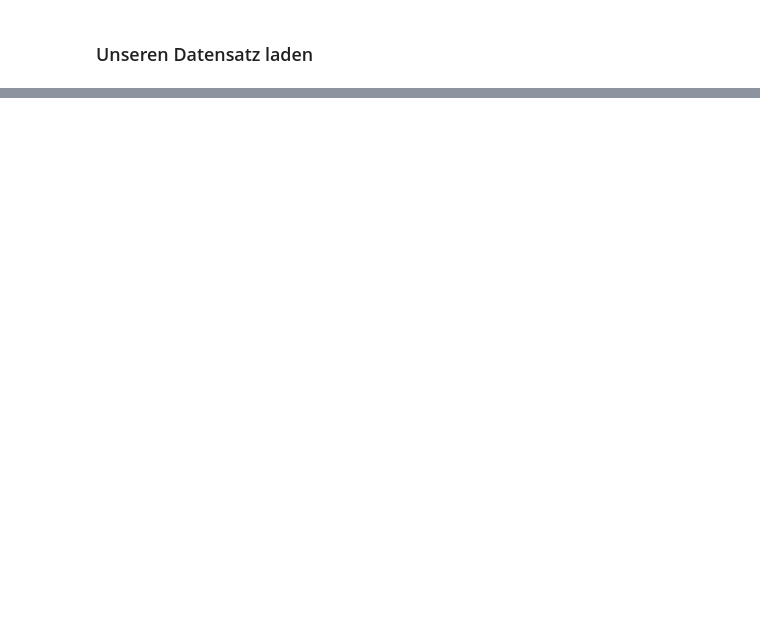
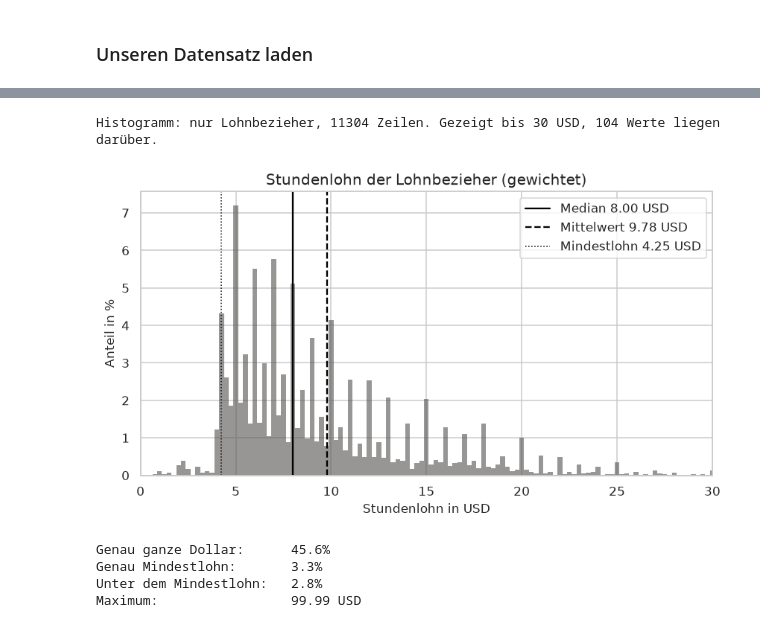
Before and after one commit to Manuel-Schmid/census-income-analysis, a Jupyter notebook: src/statistics_project/dataset_analysis_notebooks/NB02.ipynb, the cells around one changed output, grey strips where cells are left out. Drawn from its saved outputs; the diff is of its cells as text; code cells hidden in the pictures; blank space fills up the shorter version.

```diff
--- a/src/statistics_project/dataset_analysis_notebooks/NB02.ipynb
+++ b/src/statistics_project/dataset_analysis_notebooks/NB02.ipynb
@@ -159,0 +494,33 @@ print(fehlend[fehlend > 0].sort_values(ascending=False))
+# %%
+lohn = daten[daten["WAGE_PER_HOUR"] > 0]
+mittelwert = np.average(lohn["WAGE_PER_HOUR"], weights=lohn["WEIGHT"])
+median = gewichtetes_quantil(lohn["WAGE_PER_HOUR"], lohn["WEIGHT"], 0.5)
+MINDESTLOHN = 4.25  # US-Mindestlohn 1994/95 in USD pro Stunde
+print(f"Histogramm: nur Lohnbezieher, {len(lohn)} Zeilen. Gezeigt bis 30 USD, "
+      f"{(lohn['WAGE_PER_HOUR'] > 30).sum()} Werte liegen darüber.")
+
+fig, ax = plt.subplots(figsize=(9, 4.5))
+sns.histplot(data=lohn, x="WAGE_PER_HOUR", weights="WEIGHT", stat="percent",
+             binwidth=0.25, binrange=(-0.125, 30.125), color="#52514e", alpha=0.6, linewidth=0, ax=ax)
+ax.axvline(median, color="black", linewidth=1.5, label=f"Median {median:.2f} USD")
+ax.axvline(mittelwert, color="black", linewidth=1.5, linestyle="--", label=f"Mittelwert {mittelwert:.2f} USD")
+ax.axvline(MINDESTLOHN, color="black", linewidth=1, linestyle=":", label=f"Mindestlohn {MINDESTLOHN:.2f} USD")
+ax.set_xlim(0, 30)
+ax.set_title("Stundenlohn der Lohnbezieher (gewichtet)")
+ax.set_xlabel("Stundenlohn in USD")
+ax.set_ylabel("Anteil in %")
+ax.legend()
+plt.show()
+
+ganze_dollar = lohn["WAGE_PER_HOUR"] % 1 == 0
+print(f"Genau ganze Dollar:      {np.average(ganze_dollar, weights=lohn['WEIGHT']):.1%}")
+print(f"Genau Mindestlohn:       {np.average(lohn['WAGE_PER_HOUR'] == MINDESTLOHN, weights=lohn['WEIGHT']):.1%}")
+print(f"Unter dem Mindestlohn:   {np.average(lohn['WAGE_PER_HOUR'] < MINDESTLOHN, weights=lohn['WEIGHT']):.1%}")
+print(f"Maximum:                 {lohn['WAGE_PER_HOUR'].max():.2f} USD")
+# %% [output]
+Histogramm: nur Lohnbezieher, 11304 Zeilen. Gezeigt bis 30 USD, 104 Werte liegen darüber.
+[figure, added]
+Genau ganze Dollar:      45.6%
+Genau Mindestlohn:       3.3%
+Unter dem Mindestlohn:   2.8%
+Maximum:                 99.99 USD
```
Also changed, not shown: parts of 36 cells of this notebook, 3 other files.
